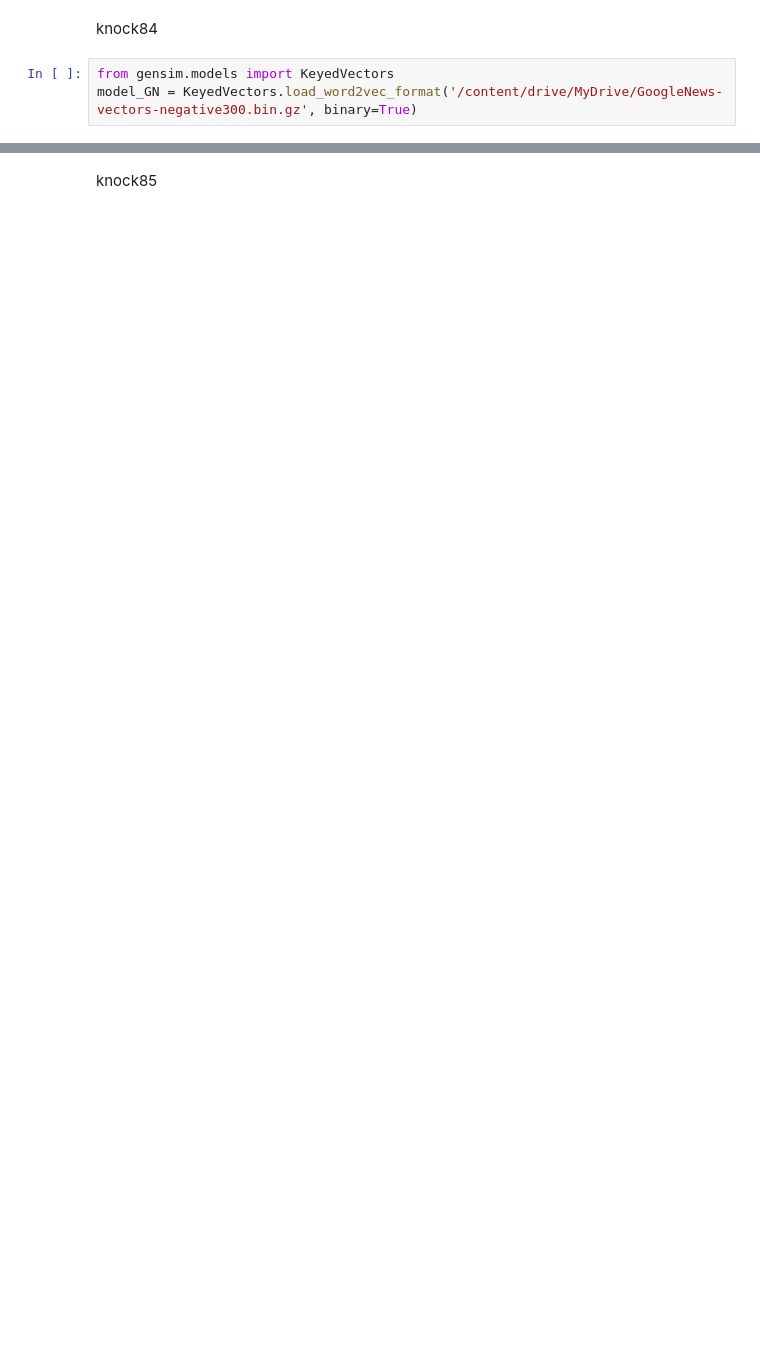
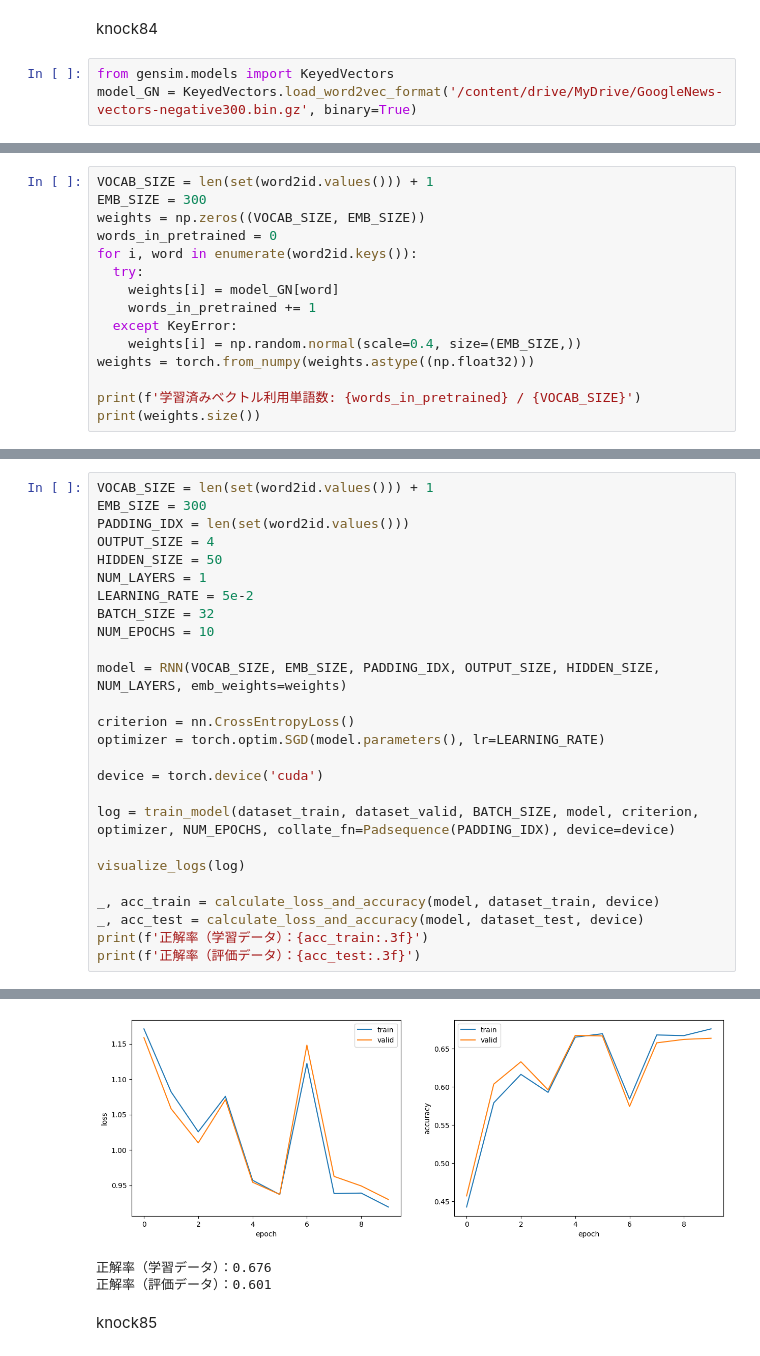
Before and after one commit to tmu-nlp/100knock2023, a Jupyter notebook: hironori/chapter09/chapter09.ipynb, the cells around one changed output, grey strips where cells are left out. Cells and saved outputs as stored; diff of their text form; blank space fills up the shorter version.

```diff
--- a/hironori/chapter09/chapter09.ipynb
+++ b/hironori/chapter09/chapter09.ipynb
@@ -458,0 +328,15 @@ RuntimeError: ignored
+# %%
+VOCAB_SIZE = len(set(word2id.values())) + 1
+EMB_SIZE = 300
+weights = np.zeros((VOCAB_SIZE, EMB_SIZE))
+words_in_pretrained = 0
+for i, word in enumerate(word2id.keys()):
+  try:
+    weights[i] = model_GN[word]
+    words_in_pretrained += 1
+  except KeyError:
+    weights[i] = np.random.normal(scale=0.4, size=(EMB_SIZE,))
+weights = torch.from_numpy(weights.astype((np.float32)))
+
+print(f'学習済みベクトル利用単語数: {words_in_pretrained} / {VOCAB_SIZE}')
+print(weights.size())
@@ -458,0 +371,27 @@ RuntimeError: ignored
+# %%
+VOCAB_SIZE = len(set(word2id.values())) + 1
+EMB_SIZE = 300
+PADDING_IDX = len(set(word2id.values()))
+OUTPUT_SIZE = 4
+HIDDEN_SIZE = 50
+NUM_LAYERS = 1
+LEARNING_RATE = 5e-2
+BATCH_SIZE = 32
+NUM_EPOCHS = 10
+
+model = RNN(VOCAB_SIZE, EMB_SIZE, PADDING_IDX, OUTPUT_SIZE, HIDDEN_SIZE, NUM_LAYERS, emb_weights=weights)
+
+criterion = nn.CrossEntropyLoss()
+optimizer = torch.optim.SGD(model.parameters(), lr=LEARNING_RATE)
+
+device = torch.device('cuda')
+
+log = train_model(dataset_train, dataset_valid, BATCH_SIZE, model, criterion, optimizer, NUM_EPOCHS, collate_fn=Padsequence(PADDING_IDX), device=device)
+
+visualize_logs(log)
+
+_, acc_train = calculate_loss_and_accuracy(model, dataset_train, device)
+_, acc_test = calculate_loss_and_accuracy(model, dataset_test, device)
+print(f'正解率（学習データ）：{acc_train:.3f}')
+print(f'正解率（評価データ）：{acc_test:.3f}')
+# %% [output]
@@ -459,2 +408,5 @@ RuntimeError: ignored
+[figure, added]
+正解率（学習データ）：0.676
+正解率（評価データ）：0.601
 # %% [markdown]
 knock85
```
Also changed, not shown: parts of 36 cells of this notebook, 4 other files.
